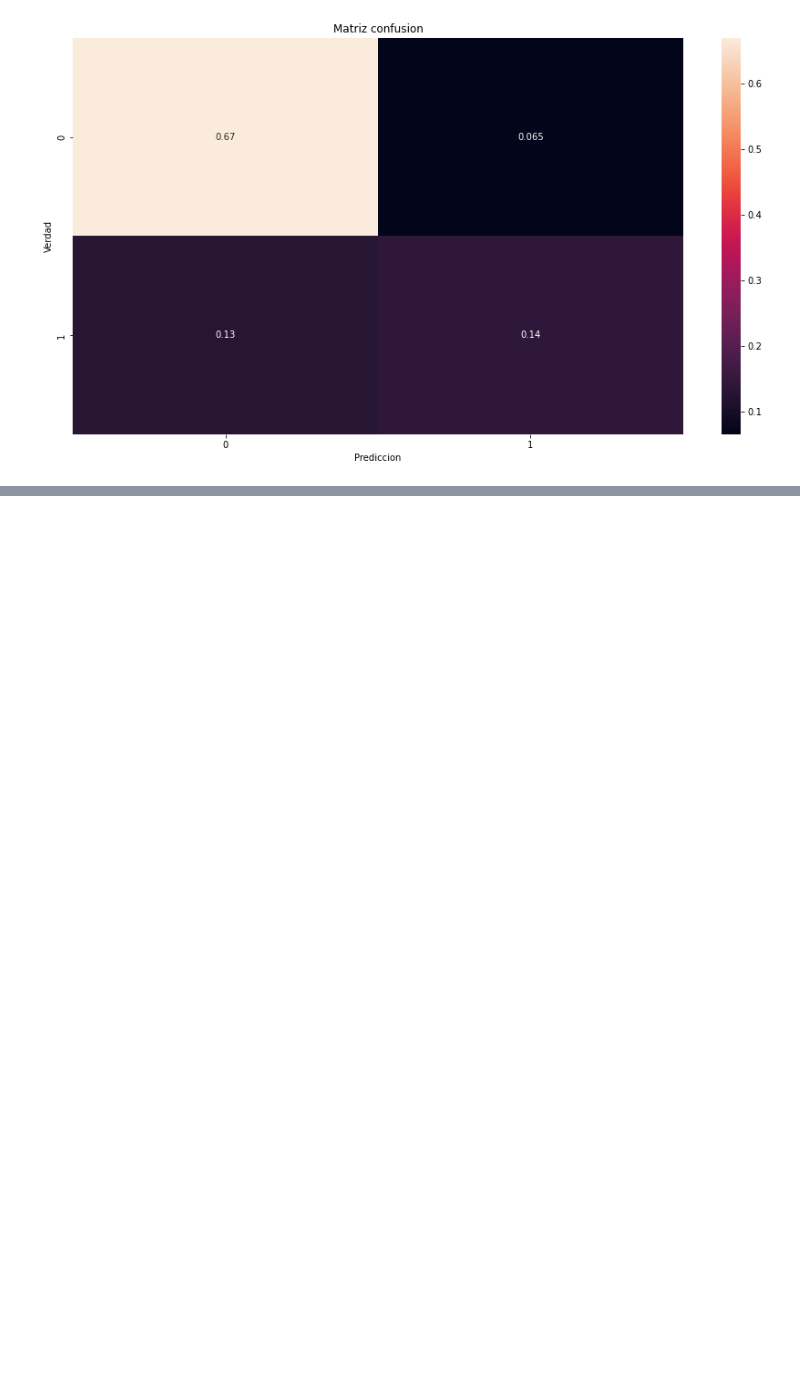
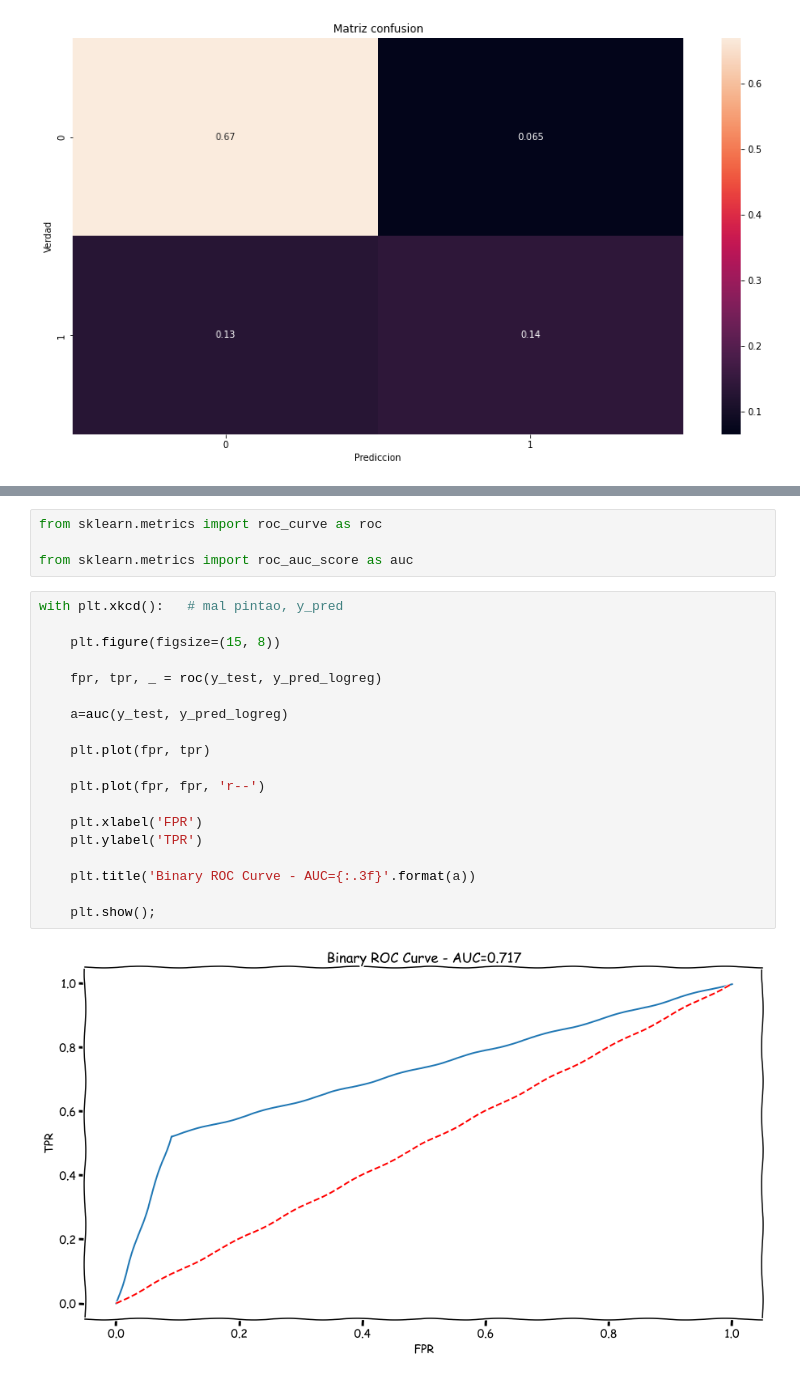
Before and after one commit to Ironhack-Data-Madrid-Agosto-2022/Apuntes-de-clase, a Jupyter notebook: semana_7/2.1 - Evaluacion Supervisado.ipynb, the cells around one changed output, grey strips where cells are left out. Saved outputs shown, nothing was run; the diff lists cells and outputs as text; blank space fills up the shorter version.

```diff
--- a/semana_7/2.1 - Evaluacion Supervisado.ipynb
+++ b/semana_7/2.1 - Evaluacion Supervisado.ipynb
@@ -301,3 +301,28 @@ plt.show();
 
 
 ![roc](images/roc.png)
+# %%
+from sklearn.metrics import roc_curve as roc
+
+from sklearn.metrics import roc_auc_score as auc
+# %%
+with plt.xkcd():   # mal pintao, y_pred
+
+    plt.figure(figsize=(15, 8))
+
+    fpr, tpr, _ = roc(y_test, y_pred_logreg)
+
+    a=auc(y_test, y_pred_logreg)
+
+    plt.plot(fpr, tpr)
+
+    plt.plot(fpr, fpr, 'r--')
+
+    plt.xlabel('FPR')
+    plt.ylabel('TPR')
+
+    plt.title('Binary ROC Curve - AUC={:.3f}'.format(a))
+
+    plt.show();
+# %% [output]
+[figure, added]
```
Also changed, not shown: parts of 10 cells of this notebook, 1 other file.
